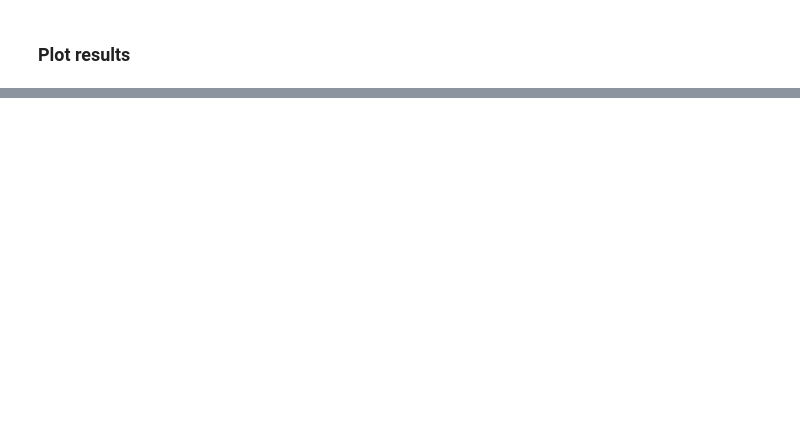
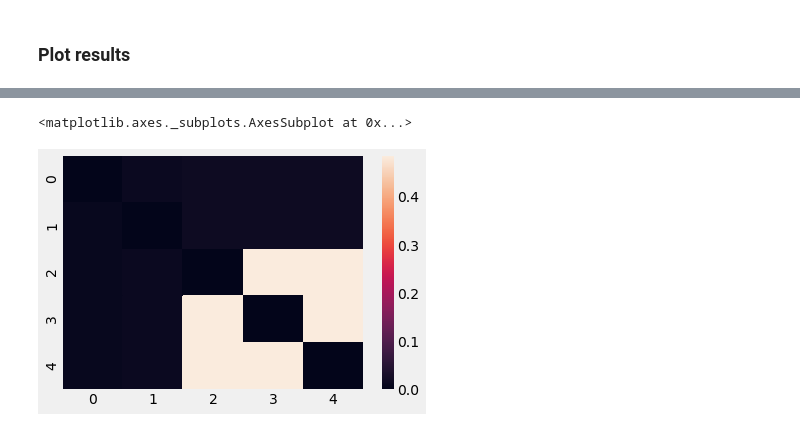
Before and after one commit to lpfann/fri, a Jupyter notebook: notebooks/Test_conRanges.ipynb, the cells around one changed output, grey strips where cells are left out. Cells and saved outputs as stored; diff of their text form; code cells hidden in the pictures; blank space fills up the shorter version.

```diff
--- a/notebooks/Test_conRanges.ipynb
+++ b/notebooks/Test_conRanges.ipynb
@@ -82,0 +112,5 @@ IndexError: too many indices for array
+# %%
+sns.heatmap(fri.constrained_ranges_diff_max)
+# %% [output]
+<matplotlib.axes._subplots.AxesSubplot at 0x...>
+[figure, added]
```
Also changed, not shown: parts of 10 cells of this notebook, 2 other files.
